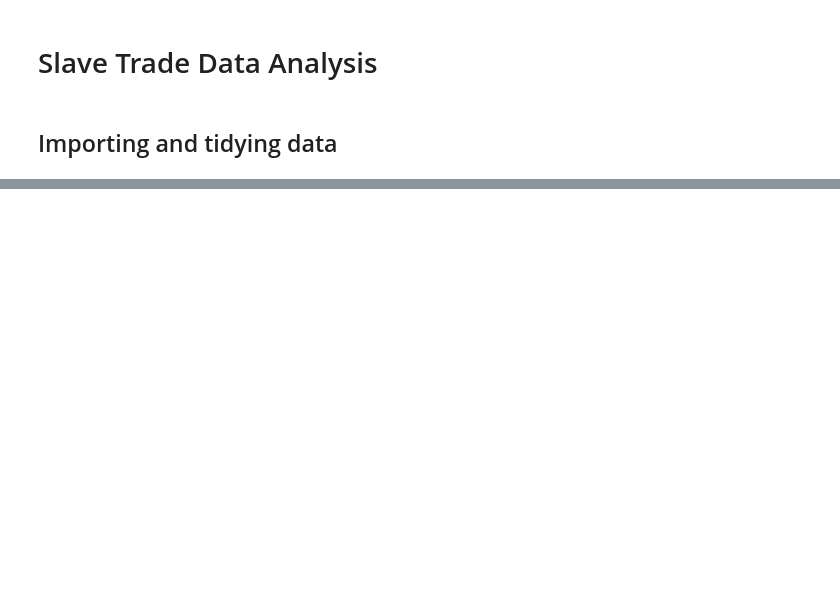
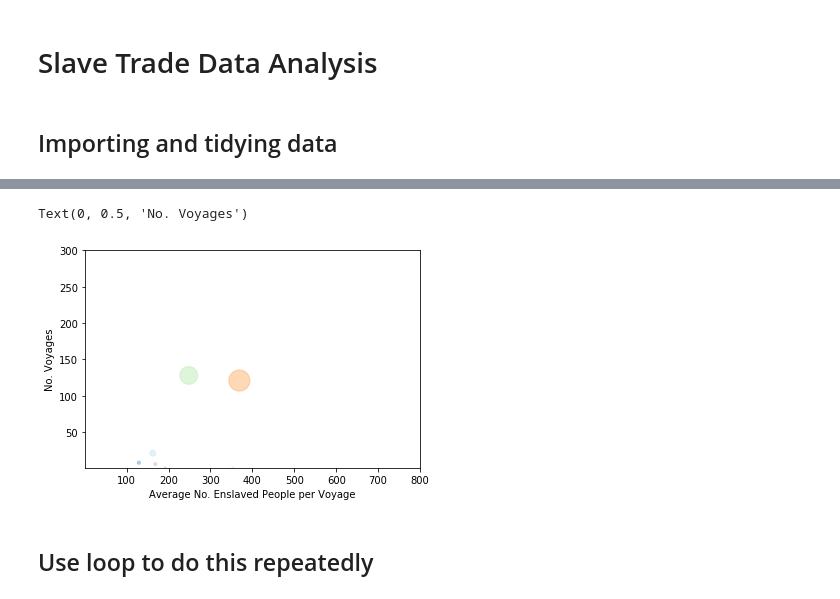
Before and after one commit to Basmatz/Spiced-bootcamp, a Jupyter notebook: Week_1/DataVizProject/Exploration of Slave Trade Data.ipynb, the cells around one changed output, grey strips where cells are left out. Saved outputs shown, nothing was run; the diff lists cells and outputs as text; code cells hidden in the pictures; blank space fills up the shorter version.

```diff
--- a/Week_1/DataVizProject/Exploration of Slave Trade Data.ipynb
+++ b/Week_1/DataVizProject/Exploration of Slave Trade Data.ipynb
@@ -91,0 +253,24 @@ What am I trying to compare?
+# %%
+# THE PLOT THICKENS.
+
+cmap = plt.get_cmap('tab20', lut = len(f_stack)).colors
+# lut controls length of colour array. Default is 20, but we want it to be the same length as our no. of countries, so we are going to make sure it's the same length as the data frame by using lut = len(df6)
+
+# set up parameters for using in plot generation
+x = f_stack['av_enslaved']
+y = f_stack['no_voyages']
+sizes = f_stack['total_enslaved']/ 100 # in 100s
+
+fig = plt.scatter(x, y,
+            s = sizes,
+            c = cmap,     # cmap was defined above: override default len of 20 colours
+            alpha=0.3)
+
+plt.axis([1, 800, 1, 300])
+plt.xlabel('Average No. Enslaved People per Voyage')
+plt.ylabel('No. Voyages')
+# %% [output]
+Text(0, 0.5, 'No. Voyages')
+[figure, added]
+# %% [markdown]
+## Use loop to do this repeatedly
```
Also changed, not shown: parts of 19 cells of this notebook.
